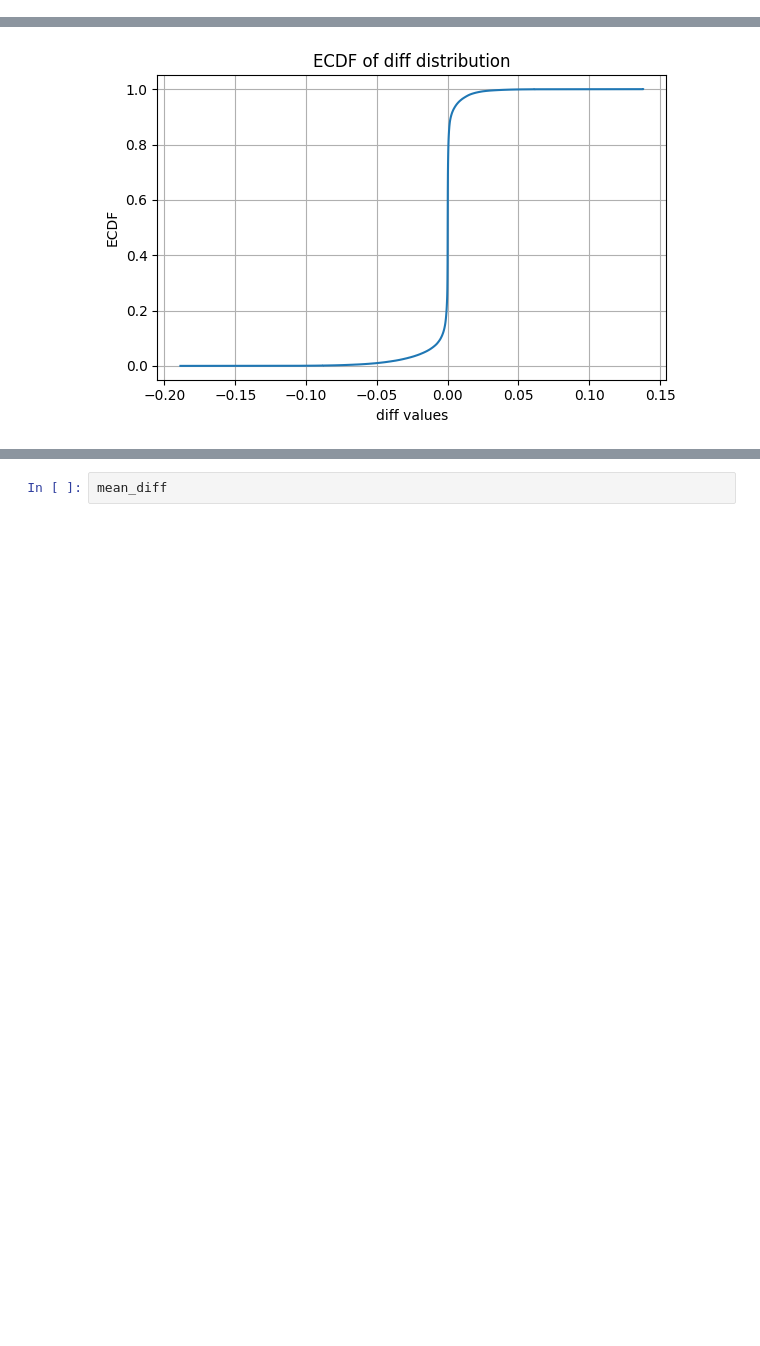
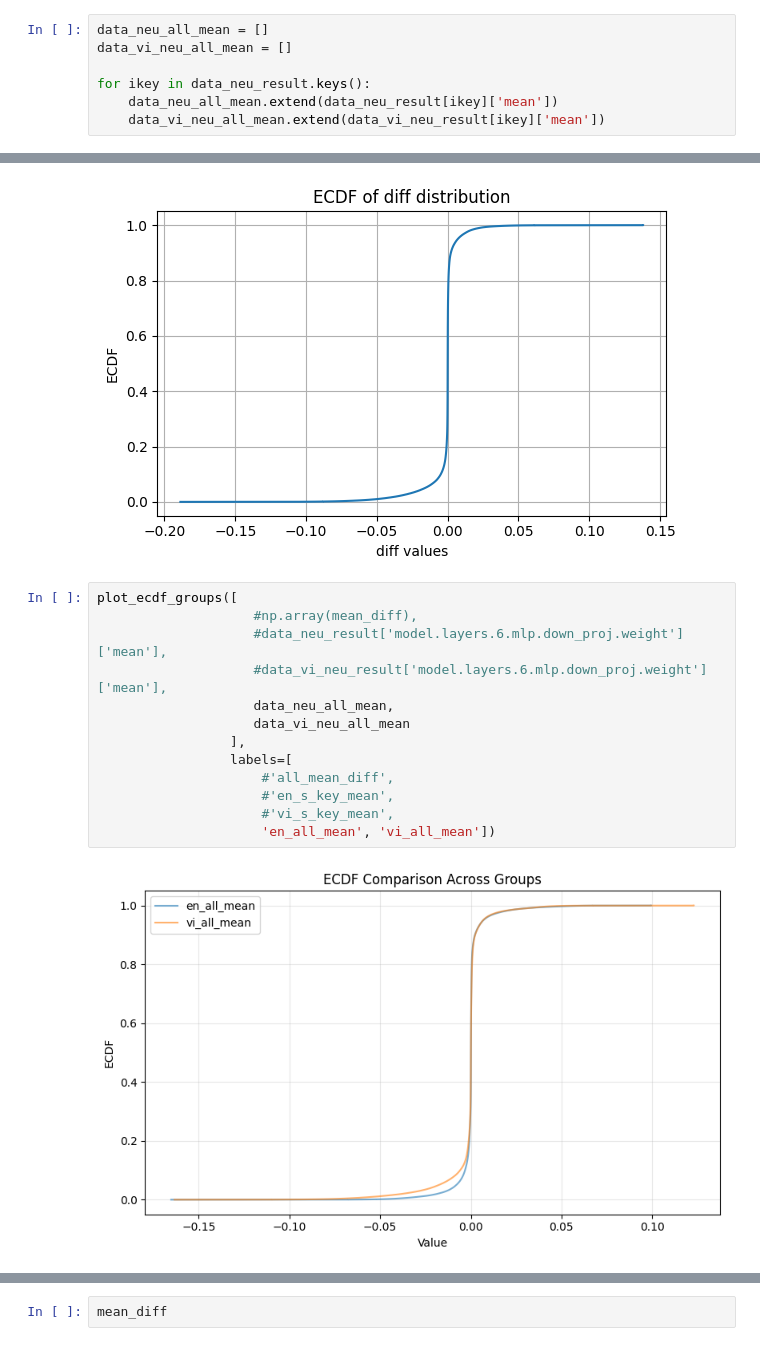
Before and after one commit to weizaiff/LRP, a Jupyter notebook: 20251113_lrp_analysis.ipynb, the cells around one changed output, grey strips where cells are left out. Cells and saved outputs as stored; diff of their text form; blank space fills up the shorter version.

```diff
--- a/20251113_lrp_analysis.ipynb
+++ b/20251113_lrp_analysis.ipynb
@@ -113,3 +363,10 @@ data_neu_result = calc_per_neu_mean(data)
 data_vi_neu_result = calc_per_neu_mean(data_vi)
 # %%
 mean_diff=calc_mean_var_diff(data_vi_neu_result, data_neu_result)
+# %%
+data_neu_all_mean = []
+data_vi_neu_all_mean = []
+
+for ikey in data_neu_result.keys():
+    data_neu_all_mean.extend(data_neu_result[ikey]['mean'])
+    data_vi_neu_all_mean.extend(data_vi_neu_result[ikey]['mean'])
@@ -124,3 +388,18 @@ mean_diff=calc_mean_var_diff(data_vi_neu_result, data_neu_result)
 drwa_ecdf(np.array(mean_diff))
 # %% [output]
 [figure]
+# %%
+plot_ecdf_groups([
+                    #np.array(mean_diff),
+                    #data_neu_result['model.layers.6.mlp.down_proj.weight']['mean'],
+                    #data_vi_neu_result['model.layers.6.mlp.down_proj.weight']['mean'],
+                    data_neu_all_mean,
+                    data_vi_neu_all_mean
+                 ],
+                 labels=[
+                     #'all_mean_diff',
+                     #'en_s_key_mean',
+                     #'vi_s_key_mean',
+                     'en_all_mean', 'vi_all_mean'])
+# %% [output]
+[figure, added]
```
Also changed, not shown: parts of 17 cells of this notebook.
